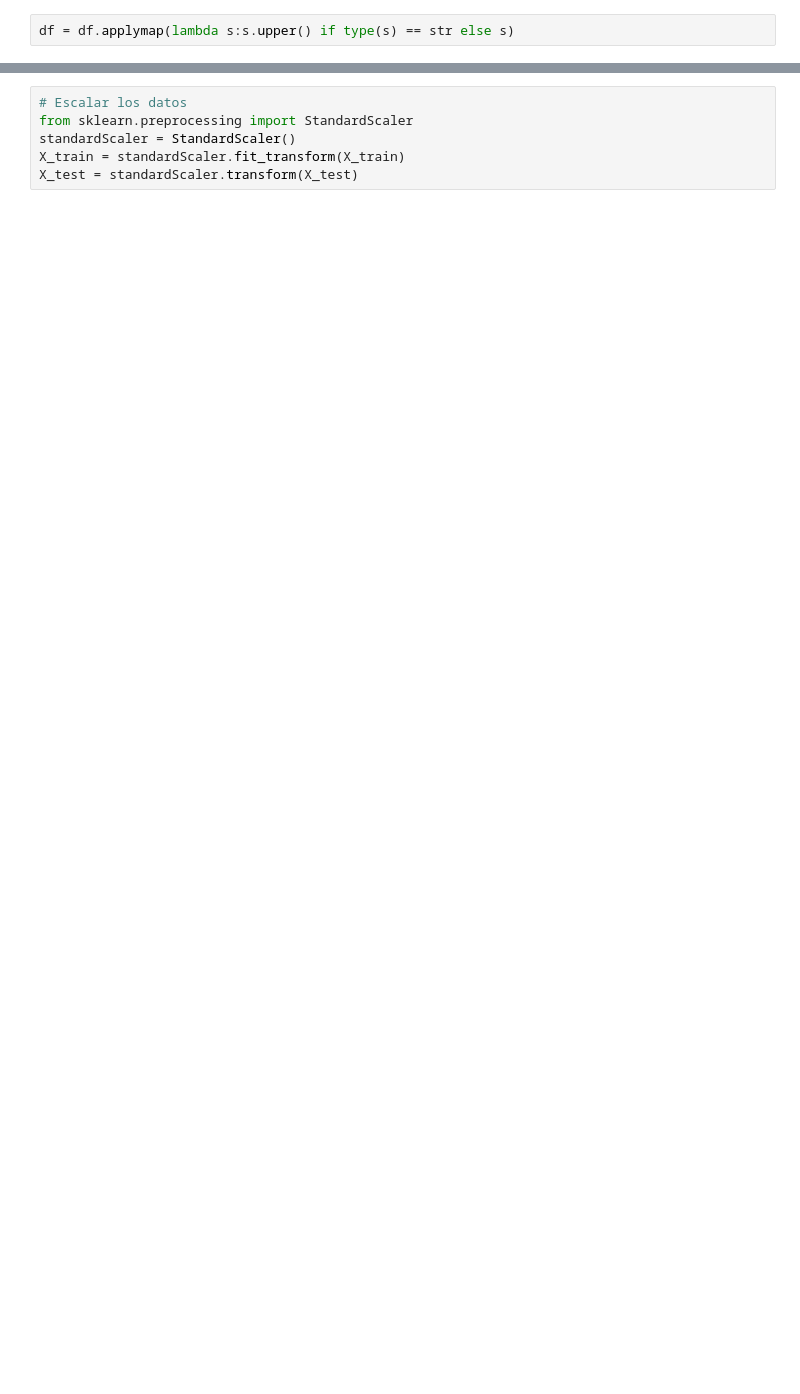
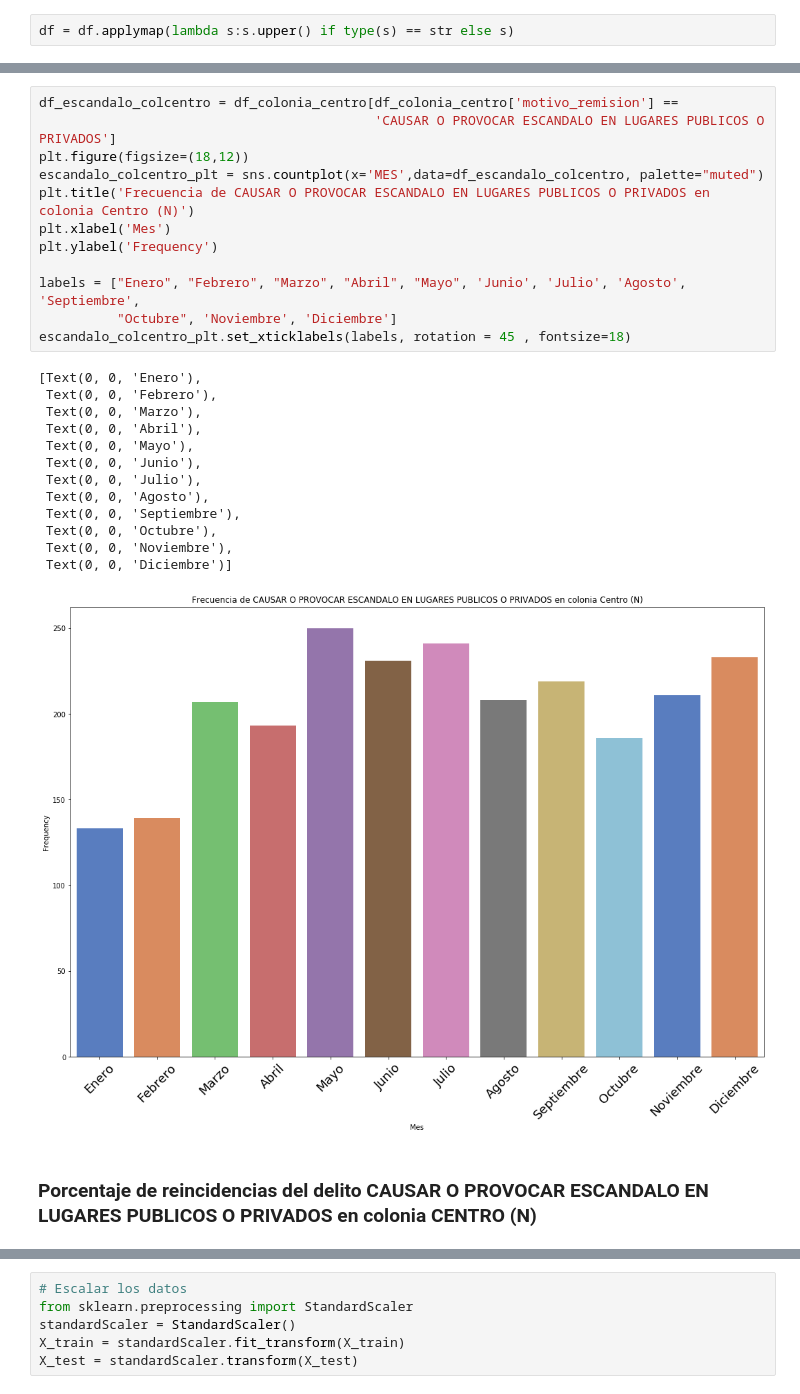
Before and after one commit to SaturdaysAI-HMO/ProyectosHMO, a Jupyter notebook: Faltas Administrativas Hermosillo/HMO Faltas administrativas.ipynb, the cells around one changed output, grey strips where cells are left out. Saved outputs shown, nothing was run; the diff lists cells and outputs as text; blank space fills up the shorter version.

```diff
--- a/Faltas Administrativas Hermosillo/HMO Faltas administrativas.ipynb
+++ b/Faltas Administrativas Hermosillo/HMO Faltas administrativas.ipynb
@@ -787,0 +167,28 @@ X_train, X_test, y_train, y_test = train_test_split(X,y, test_size=0.3, random_s
+# %%
+df_escandalo_colcentro = df_colonia_centro[df_colonia_centro['motivo_remision'] ==
+                                           'CAUSAR O PROVOCAR ESCANDALO EN LUGARES PUBLICOS O PRIVADOS']
+plt.figure(figsize=(18,12))
+escandalo_colcentro_plt = sns.countplot(x='MES',data=df_escandalo_colcentro, palette="muted")
+plt.title('Frecuencia de CAUSAR O PROVOCAR ESCANDALO EN LUGARES PUBLICOS O PRIVADOS en colonia Centro (N)')
+plt.xlabel('Mes')
+plt.ylabel('Frequency')
+
+labels = ["Enero", "Febrero", "Marzo", "Abril", "Mayo", 'Junio', 'Julio', 'Agosto', 'Septiembre',
+          "Octubre", 'Noviembre', 'Diciembre']
+escandalo_colcentro_plt.set_xticklabels(labels, rotation = 45 , fontsize=18)
+# %% [output]
+[Text(0, 0, 'Enero'),
+ Text(0, 0, 'Febrero'),
+ Text(0, 0, 'Marzo'),
+ Text(0, 0, 'Abril'),
+ Text(0, 0, 'Mayo'),
+ Text(0, 0, 'Junio'),
+ Text(0, 0, 'Julio'),
+ Text(0, 0, 'Agosto'),
+ Text(0, 0, 'Septiembre'),
+ Text(0, 0, 'Octubre'),
+ Text(0, 0, 'Noviembre'),
+ Text(0, 0, 'Diciembre')]
+[figure, added]
+# %% [markdown]
+### Porcentaje de reincidencias del delito CAUSAR O PROVOCAR ESCANDALO EN LUGARES PUBLICOS O PRIVADOS en colonia CENTRO (N)
```
Also changed, not shown: parts of 112 cells of this notebook.
